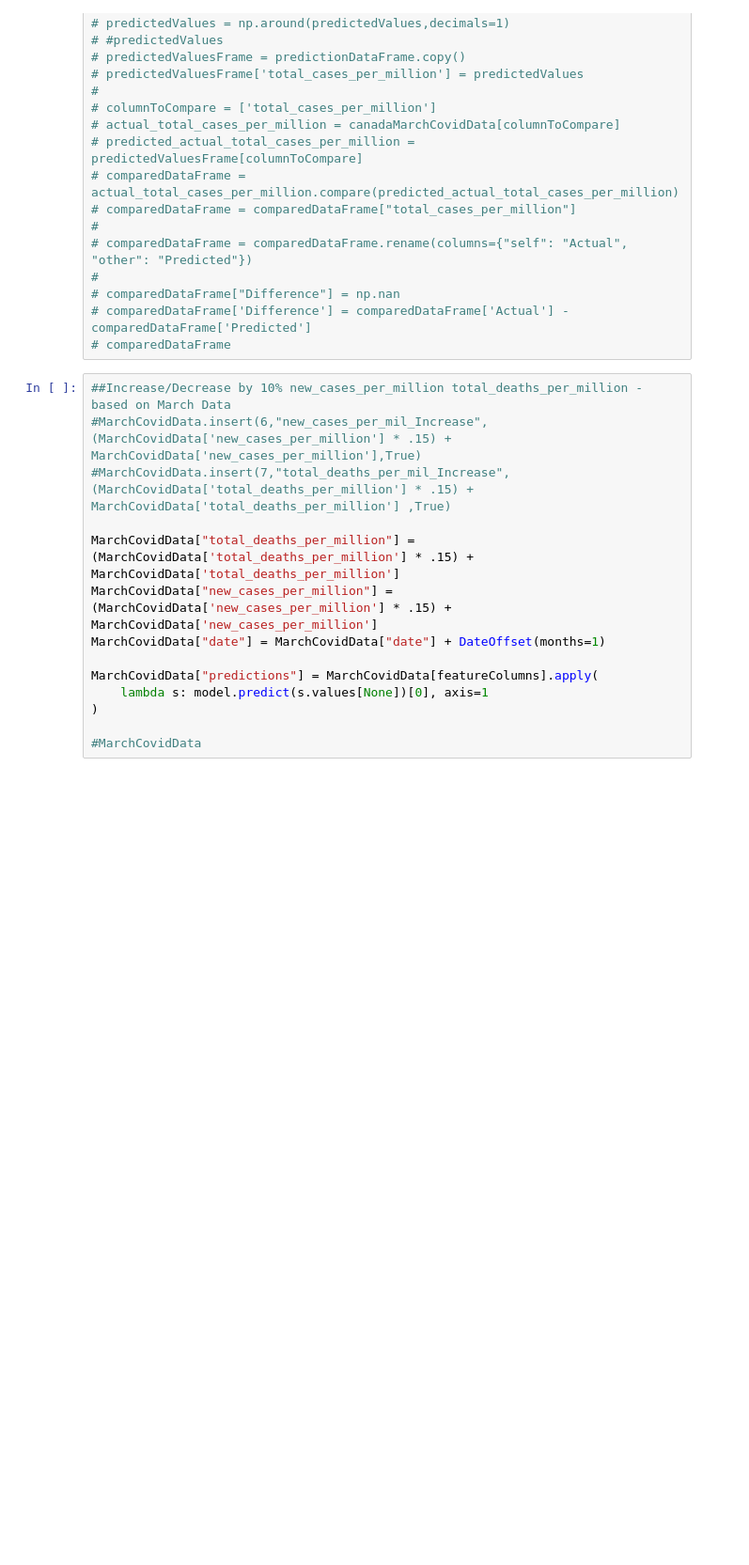
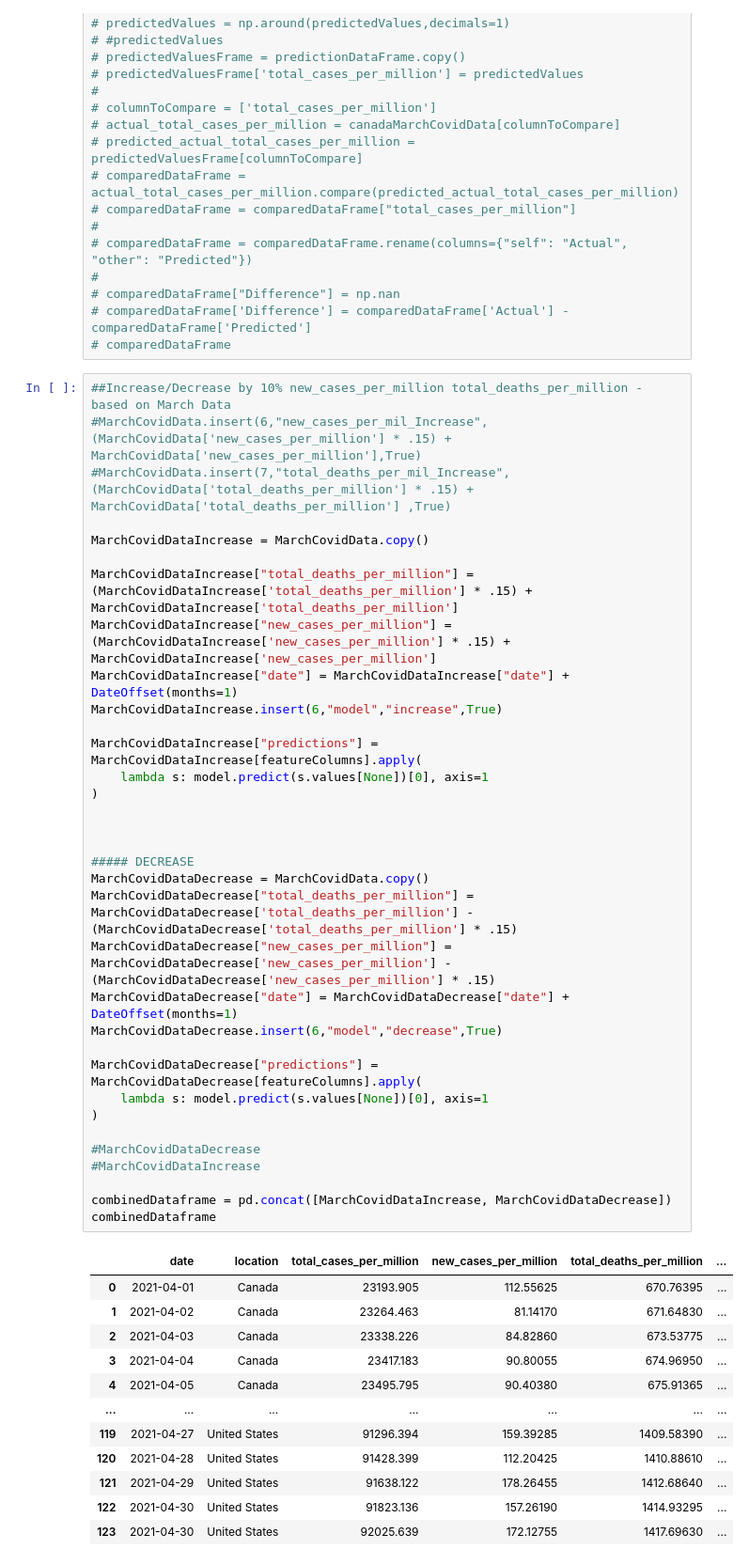
Before and after one commit to WhipSnake23/Python-Class-Project, a Jupyter notebook: Notebooks/Ian - Class Project Work.ipynb, the cells around one changed output. Shown at 94% size. Drawn from its saved outputs; the diff is of its cells as text; blank space fills up the shorter version.

```diff
--- a/Notebooks/Ian - Class Project Work.ipynb
+++ b/Notebooks/Ian - Class Project Work.ipynb
@@ -110,14 +110,47 @@ r2: 0.92
 # %%
 ##Increase/Decrease by 10% new_cases_per_million total_deaths_per_million - based on March Data
 #MarchCovidData.insert(6,"new_cases_per_mil_Increase",(MarchCovidData['new_cases_per_million'] * .15) + MarchCovidData['new_cases_per_million'],True)
 #MarchCovidData.insert(7,"total_deaths_per_mil_Increase",(MarchCovidData['total_deaths_per_million'] * .15) + MarchCovidData['total_deaths_per_million'] ,True)
 
-MarchCovidData["total_deaths_per_million"] = (MarchCovidData['total_deaths_per_million'] * .15) + MarchCovidData['total_deaths_per_million']
-MarchCovidData["new_cases_per_million"] = (MarchCovidData['new_cases_per_million'] * .15) + MarchCovidData['new_cases_per_million']
-MarchCovidData["date"] = MarchCovidData["date"] + DateOffset(months=1)
+MarchCovidDataIncrease = MarchCovidData.copy()
 
-MarchCovidData["predictions"] = MarchCovidData[featureColumns].apply(
+MarchCovidDataIncrease["total_deaths_per_million"] = (MarchCovidDataIncrease['total_deaths_per_million'] * .15) + MarchCovidDataIncrease['total_deaths_per_million']
+MarchCovidDataIncrease["new_cases_per_million"] = (MarchCovidDataIncrease['new_cases_per_million'] * .15) + MarchCovidDataIncrease['new_cases_per_million']
+MarchCovidDataIncrease["date"] = MarchCovidDataIncrease["date"] + DateOffset(months=1)
+MarchCovidDataIncrease.insert(6,"model","increase",True)
+
+MarchCovidDataIncrease["predictions"] = MarchCovidDataIncrease[featureColumns].apply(
     lambda s: model.predict(s.values[None])[0], axis=1
 )
 
-#MarchCovidData
+
+
+##### DECREASE
+MarchCovidDataDecrease = MarchCovidData.copy()
+MarchCovidDataDecrease["total_deaths_per_million"] = MarchCovidDataDecrease['total_deaths_per_million'] - (MarchCovidDataDecrease['total_deaths_per_million'] * .15)
+MarchCovidDataDecrease["new_cases_per_million"] = MarchCovidDataDecrease['new_cases_per_million'] - (MarchCovidDataDecrease['new_cases_per_million'] * .15)
+MarchCovidDataDecrease["date"] = MarchCovidDataDecrease["date"] + DateOffset(months=1)
+MarchCovidDataDecrease.insert(6,"model","decrease",True)
+
+MarchCovidDataDecrease["predictions"] = MarchCovidDataDecrease[featureColumns].apply(
+    lambda s: model.predict(s.values[None])[0], axis=1
+)
+
+#MarchCovidDataDecrease
+#MarchCovidDataIncrease
+
+combinedDataframe = pd.concat([MarchCovidDataIncrease, MarchCovidDataDecrease])
+combinedDataframe
+# %% [output]
+|  | date | location | total_cases_per_million | new_cases_per_million | total_deaths_per_million | ... |
+| 0 | 2021-04-01 | Canada | 23193.905 | 112.55625 | 670.76395 | ... |
+| 1 | 2021-04-02 | Canada | 23264.463 | 81.14170 | 671.64830 | ... |
+| 2 | 2021-04-03 | Canada | 23338.226 | 84.82860 | 673.53775 | ... |
+| 3 | 2021-04-04 | Canada | 23417.183 | 90.80055 | 674.96950 | ... |
+| 4 | 2021-04-05 | Canada | 23495.795 | 90.40380 | 675.91365 | ... |
+| ... | ... | ... | ... | ... | ... | ... |
+| 119 | 2021-04-27 | United States | 91296.394 | 159.39285 | 1409.58390 | ... |
+| 120 | 2021-04-28 | United States | 91428.399 | 112.20425 | 1410.88610 | ... |
+| 121 | 2021-04-29 | United States | 91638.122 | 178.26455 | 1412.68640 | ... |
+| 122 | 2021-04-30 | United States | 91823.136 | 157.26190 | 1414.93295 | ... |
+| 123 | 2021-04-30 | United States | 92025.639 | 172.12755 | 1417.69630 | ... |
```
Also changed, not shown: parts of 3 cells of this notebook.
